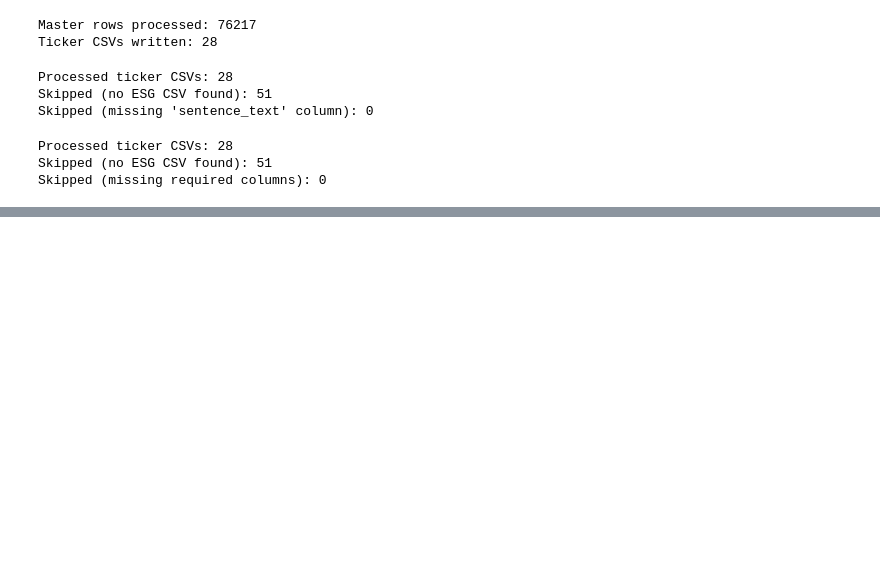
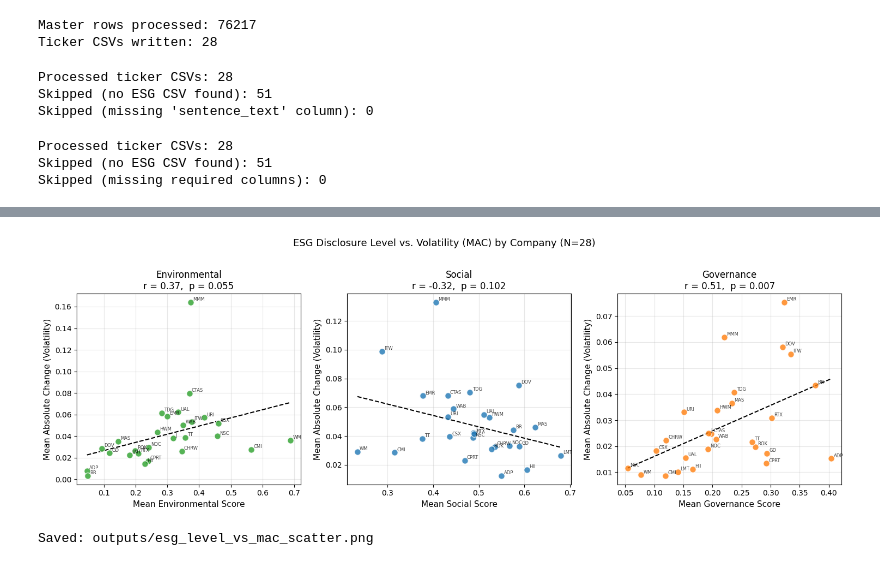
Before and after one commit to sacrom-wongbe/sentiment-ESG, a Jupyter notebook: finbert.ipynb, the cells around one changed output, grey strips where cells are left out. Drawn from its saved outputs; the diff is of its cells as text; code cells hidden in the pictures; blank space fills up the shorter version.

```diff
--- a/finbert.ipynb
+++ b/finbert.ipynb
@@ -1647,0 +1968,66 @@ Saved interaction OLS table: outputs\master_ticker_year_social_environmental_int
+# %%
+# Cell 16: ESG Score Level vs. Volatility (MAC) Scatter
+# Are companies with higher average ESG scores also more volatile disclosers?
+import json
+from pathlib import Path
+
+import numpy as np
+import pandas as pd
+import matplotlib.pyplot as plt
+from scipy import stats
+
+mac_csv_path = Path("outputs/master_ticker_metric_mean_absolute_change.csv")
+esg_json_path = Path("outputs/master_ticker_year_esg_scores_normalized_ex_none.json")
+
+mac_df = pd.read_csv(mac_csv_path)
+mac_df["mean_absolute_change"] = pd.to_numeric(mac_df["mean_absolute_change"], errors="coerce")
+
+with open(esg_json_path) as f:
+    data = json.load(f)
+
+mean_rows = []
+for ticker, year_map in data.items():
+    entry = {"ticker": ticker}
+    for dim in ["Environmental", "Social", "Governance"]:
+        vals = [float(v[dim]) for v in year_map.values() if dim in v and v[dim] is not None]
+        entry[f"mean_{dim.lower()}"] = np.mean(vals) if vals else np.nan
+    mean_rows.append(entry)
+
+mean_df = pd.DataFrame(mean_rows)
+
+fig, axes = plt.subplots(1, 3, figsize=(15, 5))
+dims = [
+    ("Environmental", "mean_environmental", "#2ca02c"),
+    ("Social", "mean_social", "#1f77b4"),
+    ("Governance", "mean_governance", "#ff7f0e"),
+]
+
+for ax, (dim, mean_col, color) in zip(axes, dims):
+    sub_mac = mac_df[mac_df["metric"] == dim][["ticker", "mean_absolute_change"]]
+    merged = mean_df.merge(sub_mac, on="ticker").dropna()
+    x = merged[mean_col].values
+    y = merged["mean_absolute_change"].values
+
+    ax.scatter(x, y, color=color, alpha=0.8, edgecolors="white", s=70, zorder=3)
+    for _, row in merged.iterrows():
+        ax.annotate(row["ticker"], (row[mean_col], row["mean_absolute_change"]),
+                    fontsize=6, alpha=0.75, textcoords="offset points", xytext=(3, 2))
+
+    slope, intercept, r, p, _ = stats.linregress(x, y)
+    x_line = np.linspace(x.min(), x.max(), 100)
+    ax.plot(x_line, slope * x_line + intercept, color="black",
+            linewidth=1.5, linestyle="--")
+
+    ax.set_xlabel(f"Mean {dim} Score", fontsize=11)
+    ax.set_ylabel("Mean Absolute Change (Volatility)", fontsize=11)
+    ax.set_title(f"{dim}\nr = {r:.2f},  p = {p:.3f}", fontsize=12)
+    ax.grid(True, alpha=0.3)
+
+plt.suptitle("ESG Disclosure Level vs. Volatility (MAC) by Company (N=28)", fontsize=13, y=1.02)
+plt.tight_layout()
+plt.savefig("outputs/esg_level_vs_mac_scatter.png", dpi=150, bbox_inches="tight")
+plt.show()
+print("Saved: outputs/esg_level_vs_mac_scatter.png")
+# %% [output]
+[figure, added]
+Saved: outputs/esg_level_vs_mac_scatter.png
```
Also changed, not shown: parts of 15 cells of this notebook, 6 other files.
